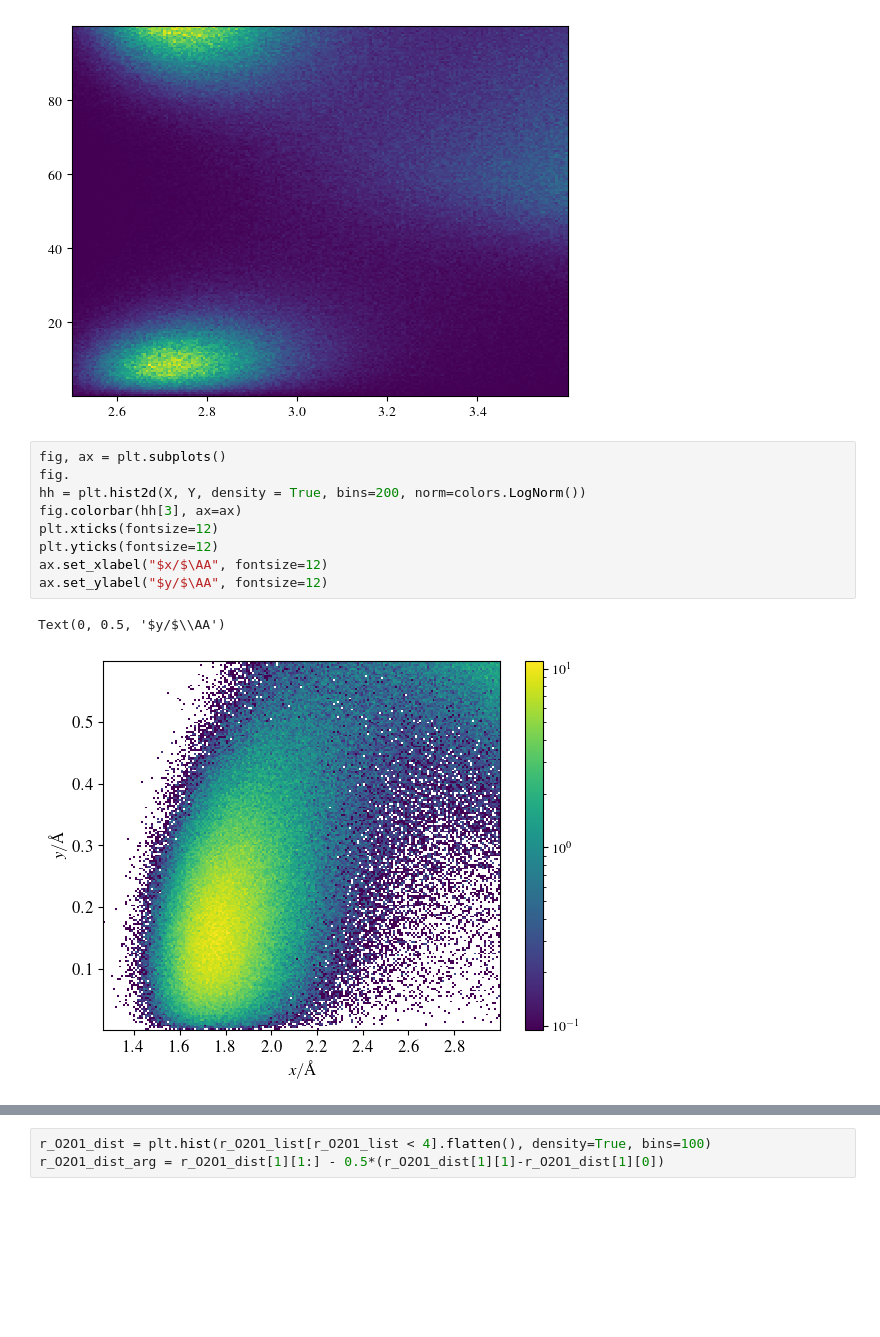
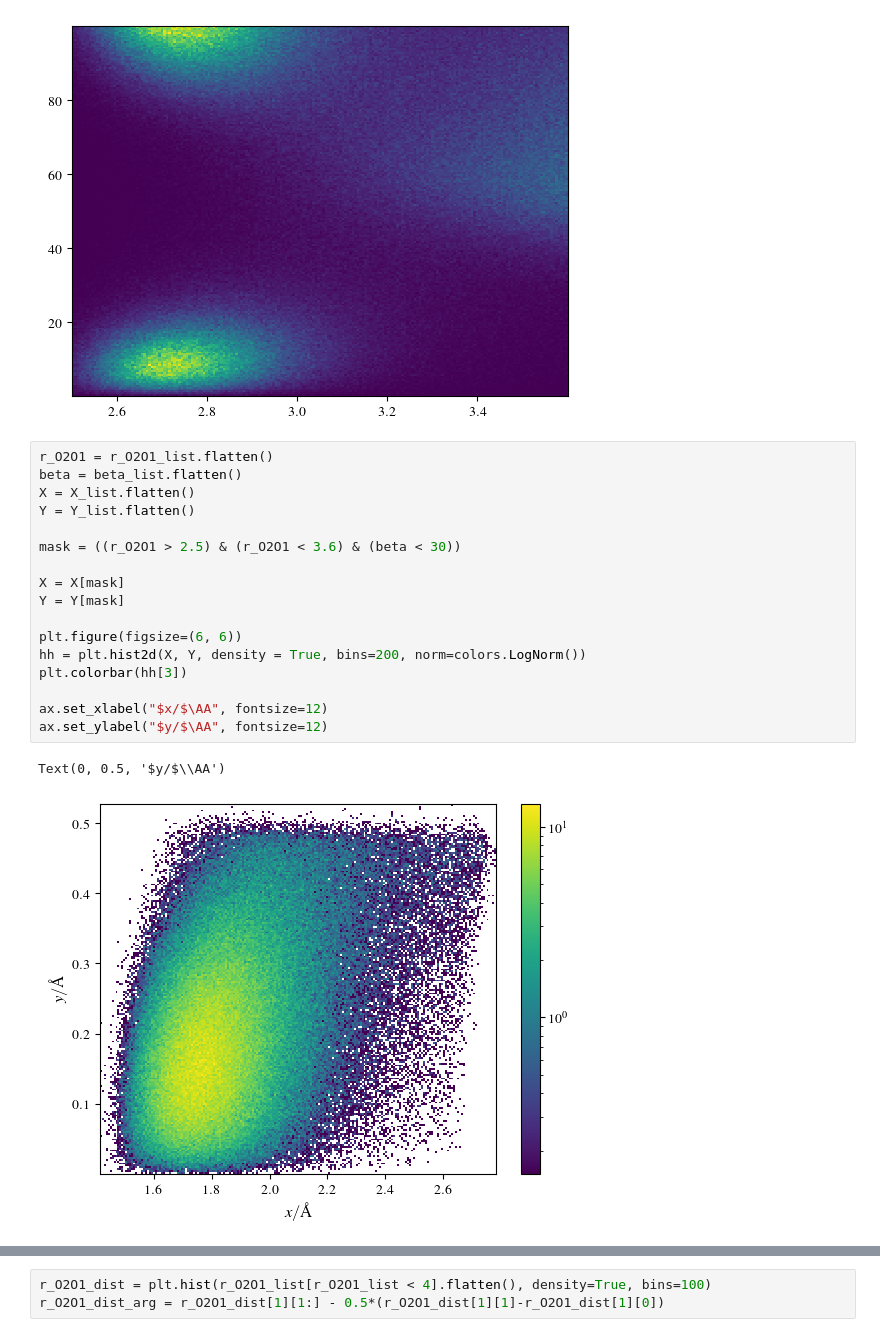
Before and after one commit to Yi-FanLi/NQE-Ice-Tm, a Jupyter notebook: cl.PMF.scan.liq.ipynb, the cells around one changed output, grey strips where cells are left out. Cells and saved outputs as stored; diff of their text form; blank space fills up the shorter version.

```diff
--- a/cl.PMF.scan.liq.ipynb
+++ b/cl.PMF.scan.liq.ipynb
@@ -165,14 +169,22 @@ r_beta_dist = plt.hist2d(r_O2O1.flatten(), beta.flatten(), density = True, bins=
 # %% [output]
 [figure]
 # %%
-fig, ax = plt.subplots()
-fig.
+r_O2O1 = r_O2O1_list.flatten()
+beta = beta_list.flatten()
+X = X_list.flatten()
+Y = Y_list.flatten()
+
+mask = ((r_O2O1 > 2.5) & (r_O2O1 < 3.6) & (beta < 30))
+
+X = X[mask]
+Y = Y[mask]
+
+plt.figure(figsize=(6, 6))
 hh = plt.hist2d(X, Y, density = True, bins=200, norm=colors.LogNorm())
-fig.colorbar(hh[3], ax=ax)
-plt.xticks(fontsize=12)
-plt.yticks(fontsize=12)
+plt.colorbar(hh[3])
+
 ax.set_xlabel("$x/$\AA", fontsize=12)
 ax.set_ylabel("$y/$\AA", fontsize=12)
 # %% [output]
 Text(0, 0.5, '$y/$\\AA')
-[figure, old version]
+[figure, new version]
```
Also changed, not shown: parts of 10 cells of this notebook.
